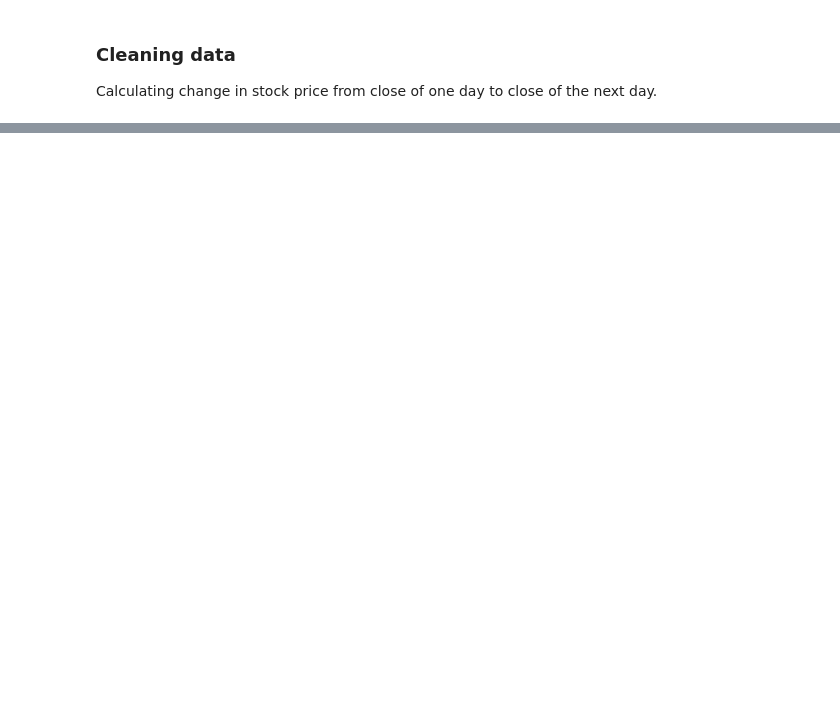
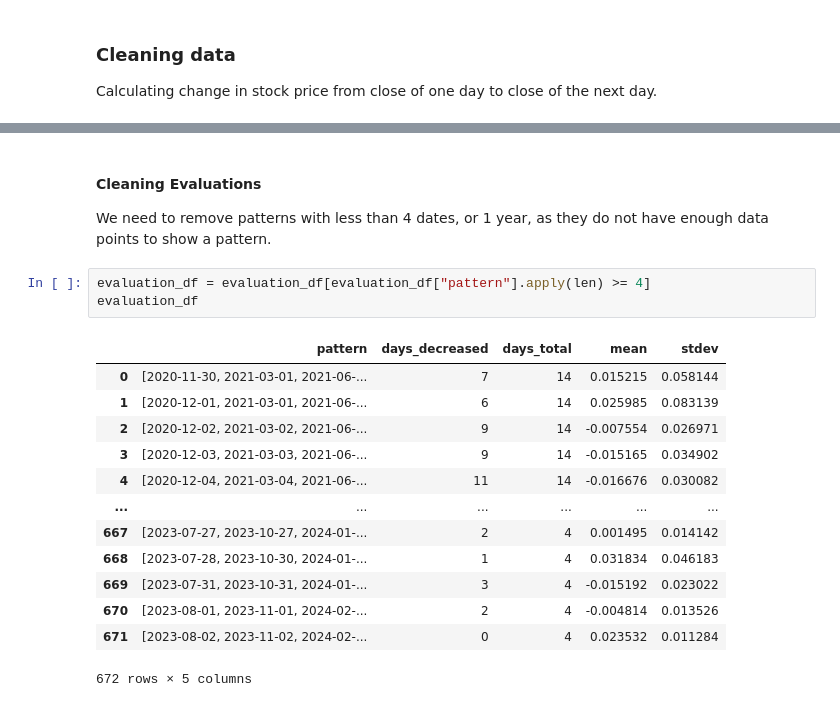
Before and after one commit to GoneSahlin/PutAnalysis, a Jupyter notebook: analysis.ipynb, the cells around one changed output, grey strips where cells are left out. Drawn from its saved outputs; the diff is of its cells as text; blank space fills up the shorter version.

```diff
--- a/analysis.ipynb
+++ b/analysis.ipynb
@@ -45,0 +97,21 @@ KeyError: 'Date'
+# %% [markdown]
+#### Cleaning Evaluations
+
+We need to remove patterns with less than 4 dates, or 1 year, as they do not have enough data points to show a pattern.
+# %%
+evaluation_df = evaluation_df[evaluation_df["pattern"].apply(len) >= 4]
+evaluation_df
+# %% [output]
+|  | pattern | days_decreased | days_total | mean | stdev |
+| 0 | [2020-11-30, 2021-03-01, 2021-06-... | 7 | 14 | 0.015215 | 0.058144 |
+| 1 | [2020-12-01, 2021-03-01, 2021-06-... | 6 | 14 | 0.025985 | 0.083139 |
+| 2 | [2020-12-02, 2021-03-02, 2021-06-... | 9 | 14 | -0.007554 | 0.026971 |
+| 3 | [2020-12-03, 2021-03-03, 2021-06-... | 9 | 14 | -0.015165 | 0.034902 |
+| 4 | [2020-12-04, 2021-03-04, 2021-06-... | 11 | 14 | -0.016676 | 0.030082 |
+| ... | ... | ... | ... | ... | ... |
+| 667 | [2023-07-27, 2023-10-27, 2024-01-... | 2 | 4 | 0.001495 | 0.014142 |
+| 668 | [2023-07-28, 2023-10-30, 2024-01-... | 1 | 4 | 0.031834 | 0.046183 |
+| 669 | [2023-07-31, 2023-10-31, 2024-01-... | 3 | 4 | -0.015192 | 0.023022 |
+| 670 | [2023-08-01, 2023-11-01, 2024-02-... | 2 | 4 | -0.004814 | 0.013526 |
+| 671 | [2023-08-02, 2023-11-02, 2024-02-... | 0 | 4 | 0.023532 | 0.011284 |
+672 rows × 5 columns
```
Also changed, not shown: parts of 9 cells of this notebook, 5 other files.
